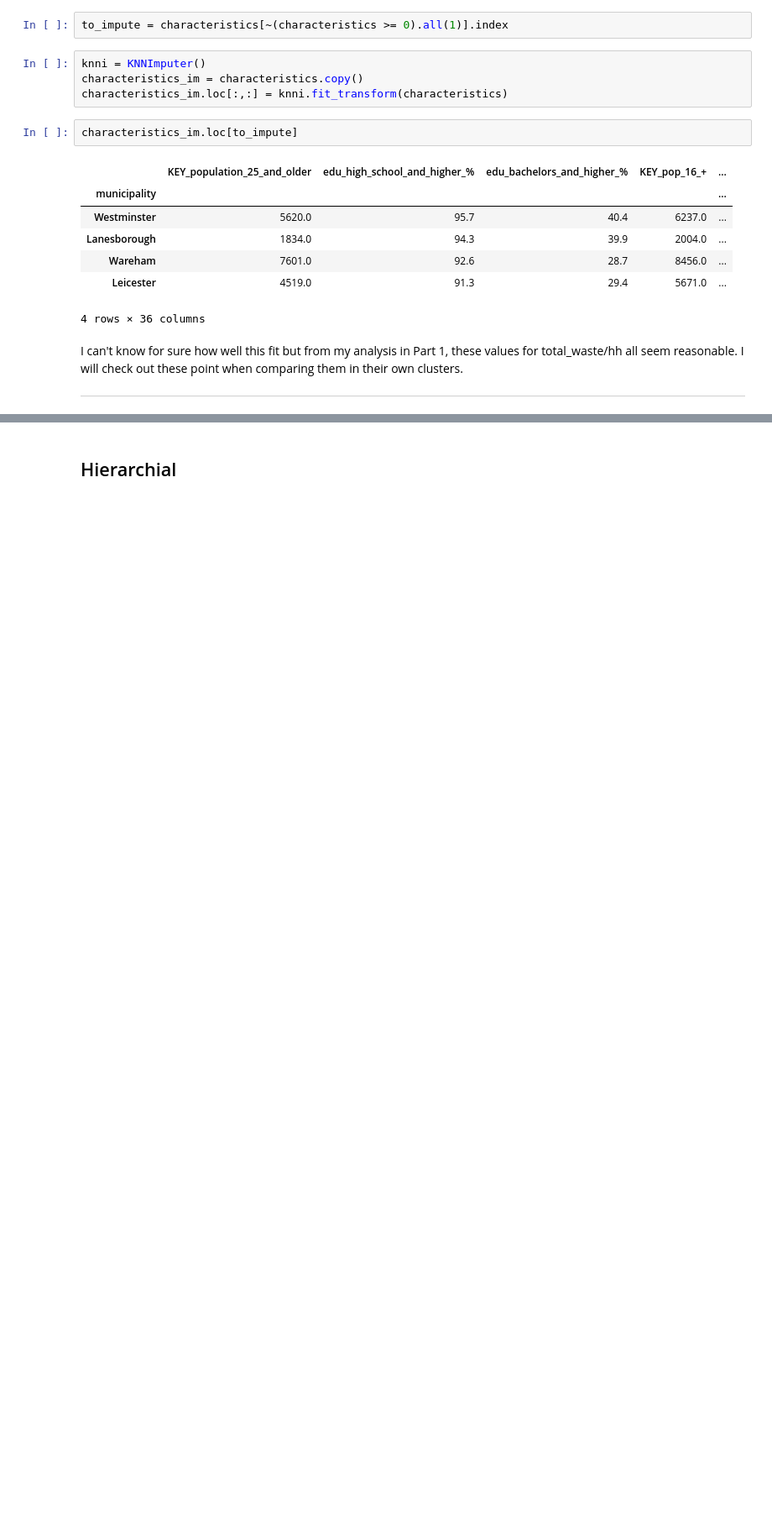
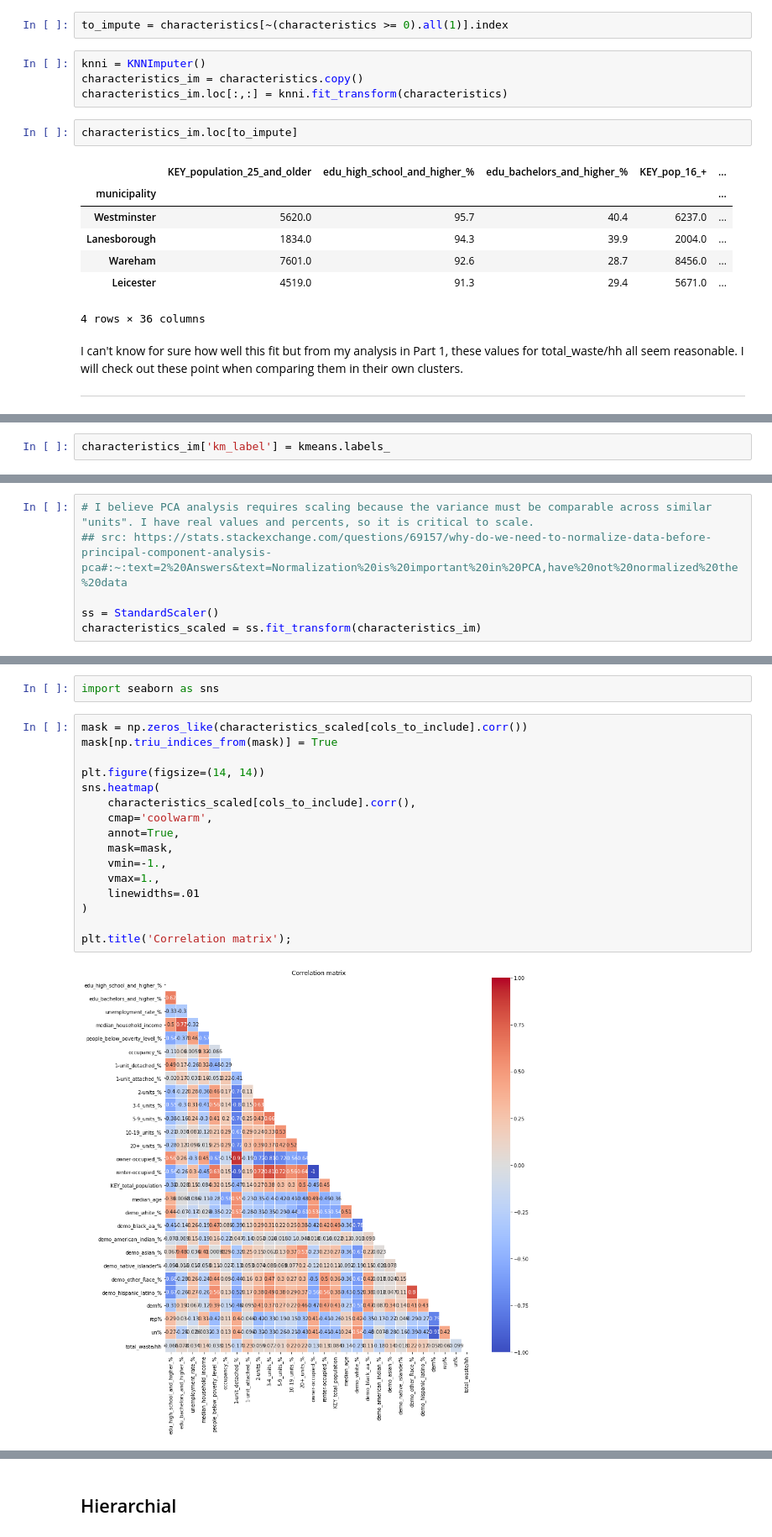
Before and after one commit to DGiulietti/RecycleEffectivenessMA, a Jupyter notebook: part2.ipynb, the cells around one changed output, grey strips where cells are left out. Shown at 84% size. Saved outputs shown, nothing was run; the diff lists cells and outputs as text; blank space fills up the shorter version.

```diff
--- a/part2.ipynb
+++ b/part2.ipynb
@@ -366,0 +123,2 @@ characteristics_pca = pca.fit_transform(chars_df)
+# %%
+characteristics_im['km_label'] = kmeans.labels_
@@ -366,0 +132,6 @@ characteristics_pca = pca.fit_transform(chars_df)
+# %%
+# I believe PCA analysis requires scaling because the variance must be comparable across similar "units". I have real values and percents, so it is critical to scale.
+## src: https://stats.stackexchange.com/questions/69157/why-do-we-need-to-normalize-data-before-principal-component-analysis-pca#:~:text=2%20Answers&text=Normalization%20is%20important%20in%20PCA,have%20not%20normalized%20the%20data
+
+ss = StandardScaler()
+characteristics_scaled = ss.fit_transform(characteristics_im)
@@ -366,0 +191,20 @@ characteristics_pca = pca.fit_transform(chars_df)
+# %%
+import seaborn as sns
+# %%
+mask = np.zeros_like(characteristics_scaled[cols_to_include].corr())
+mask[np.triu_indices_from(mask)] = True
+
+plt.figure(figsize=(14, 14))
+sns.heatmap(
+    characteristics_scaled[cols_to_include].corr(),
+    cmap='coolwarm',
+    annot=True,
+    mask=mask,
+    vmin=-1.,
+    vmax=1.,
+    linewidths=.01
+)
+
+plt.title('Correlation matrix');
+# %% [output]
+[figure, added]
```
Also changed, not shown: parts of 94 cells of this notebook, 5 other files.
